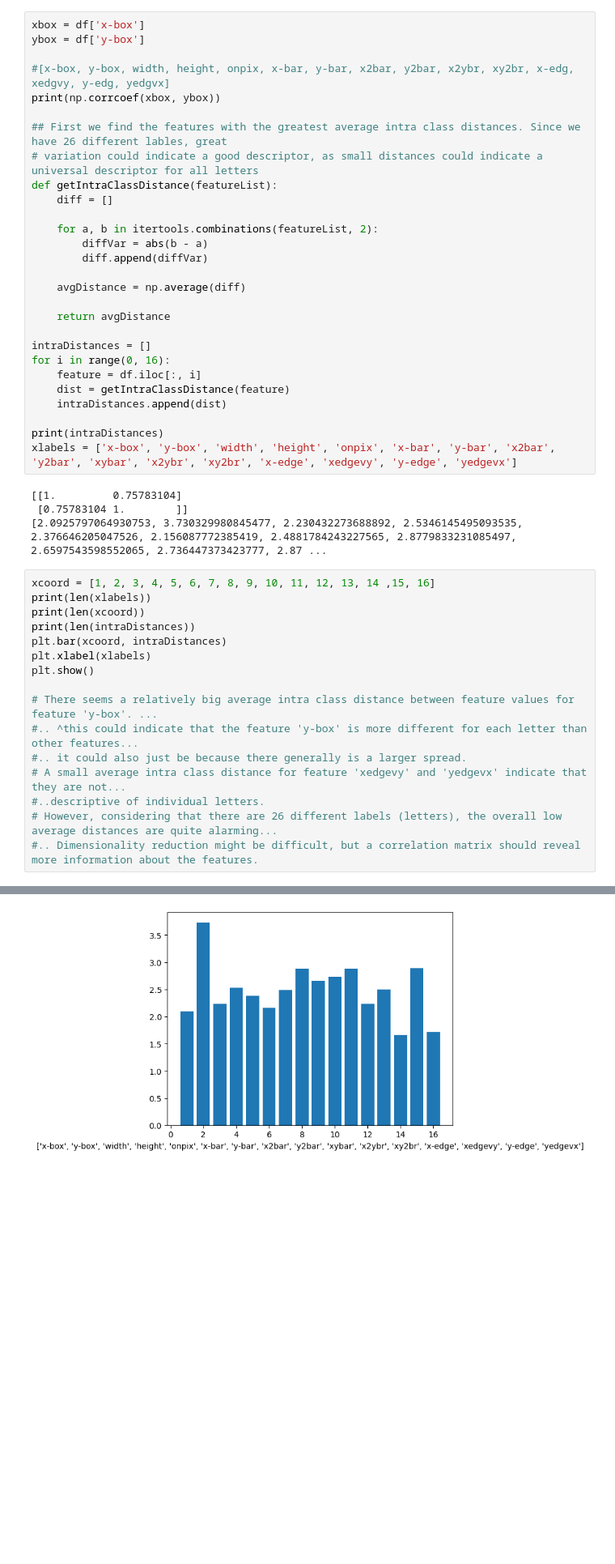
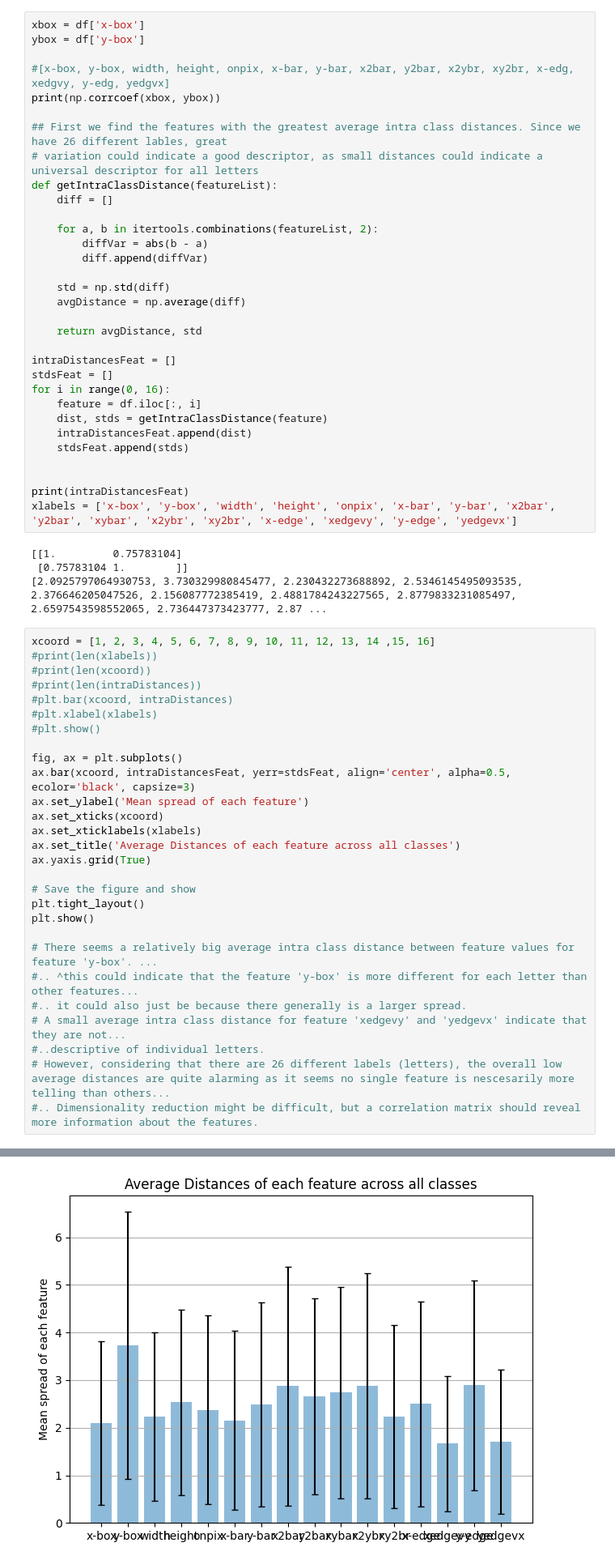
Before and after one commit to dulda280/ML4Media, a Jupyter notebook: ML4MEDIA/miniproject/letterRecognition.ipynb, the cells around one changed output, grey strips where cells are left out. Shown at 81% size. Saved outputs shown, nothing was run; the diff lists cells and outputs as text; blank space fills up the shorter version.

```diff
--- a/ML4MEDIA/miniproject/letterRecognition.ipynb
+++ b/ML4MEDIA/miniproject/letterRecognition.ipynb
@@ -82,17 +82,21 @@ def getIntraClassDistance(featureList):
         diffVar = abs(b - a)
         diff.append(diffVar)
 
+    std = np.std(diff)
     avgDistance = np.average(diff)
 
-    return avgDistance
+    return avgDistance, std
 
-intraDistances = []
+intraDistancesFeat = []
+stdsFeat = []
 for i in range(0, 16):
     feature = df.iloc[:, i]
-    dist = getIntraClassDistance(feature)
-    intraDistances.append(dist)
+    dist, stds = getIntraClassDistance(feature)
+    intraDistancesFeat.append(dist)
+    stdsFeat.append(stds)
 
-print(intraDistances)
+
+print(intraDistancesFeat)
 xlabels = ['x-box', 'y-box', 'width', 'height', 'onpix', 'x-bar', 'y-bar', 'x2bar', 'y2bar', 'xybar', 'x2ybr', 'xy2br', 'x-edge', 'xedgevy', 'y-edge', 'yedgevx']
 # %% [output]
 [[1.         0.75783104]
@@ -100,11 +104,23 @@ xlabels = ['x-box', 'y-box', 'width', 'height', 'onpix', 'x-bar', 'y-bar', 'x2ba
 [2.0925797064930753, 3.730329980845477, 2.230432273688892, 2.5346145495093535, 2.376646205047526, 2.156087772385419, 2.4881784243227565, 2.8779833231085497, 2.6597543598552065, 2.736447373423777, 2.87 ...
 # %%
 xcoord = [1, 2, 3, 4, 5, 6, 7, 8, 9, 10, 11, 12, 13, 14 ,15, 16]
-print(len(xlabels))
-print(len(xcoord))
-print(len(intraDistances))
-plt.bar(xcoord, intraDistances)
-plt.xlabel(xlabels)
+#print(len(xlabels))
+#print(len(xcoord))
+#print(len(intraDistances))
+#plt.bar(xcoord, intraDistances)
+#plt.xlabel(xlabels)
+#plt.show()
+
+fig, ax = plt.subplots()
+ax.bar(xcoord, intraDistancesFeat, yerr=stdsFeat, align='center', alpha=0.5, ecolor='black', capsize=3)
+ax.set_ylabel('Mean spread of each feature')
+ax.set_xticks(xcoord)
+ax.set_xticklabels(xlabels)
+ax.set_title('Average Distances of each feature across all classes')
+ax.yaxis.grid(True)
+
+# Save the figure and show
+plt.tight_layout()
 plt.show()
 
 # There seems a relatively big average intra class distance between feature values for feature 'y-box'. ...
@@ -112,6 +128,6 @@ plt.show()
 #.. it could also just be because there generally is a larger spread.
 # A small average intra class distance for feature 'xedgevy' and 'yedgevx' indicate that they are not...
 #..descriptive of individual letters.
-# However, considering that there are 26 different labels (letters), the overall low average distances are quite alarming...
+# However, considering that there are 26 different labels (letters), the overall low average distances are quite alarming as it seems no single feature is nescesarily more telling than others...
 #.. Dimensionality reduction might be difficult, but a correlation matrix should reveal more information about the features.
 # %% [output]
@@ -121 +134 @@ plt.show()
-[figure, old version]
+[figure, new version]
```
Also changed, not shown: parts of 13 cells of this notebook, 8 other files.
